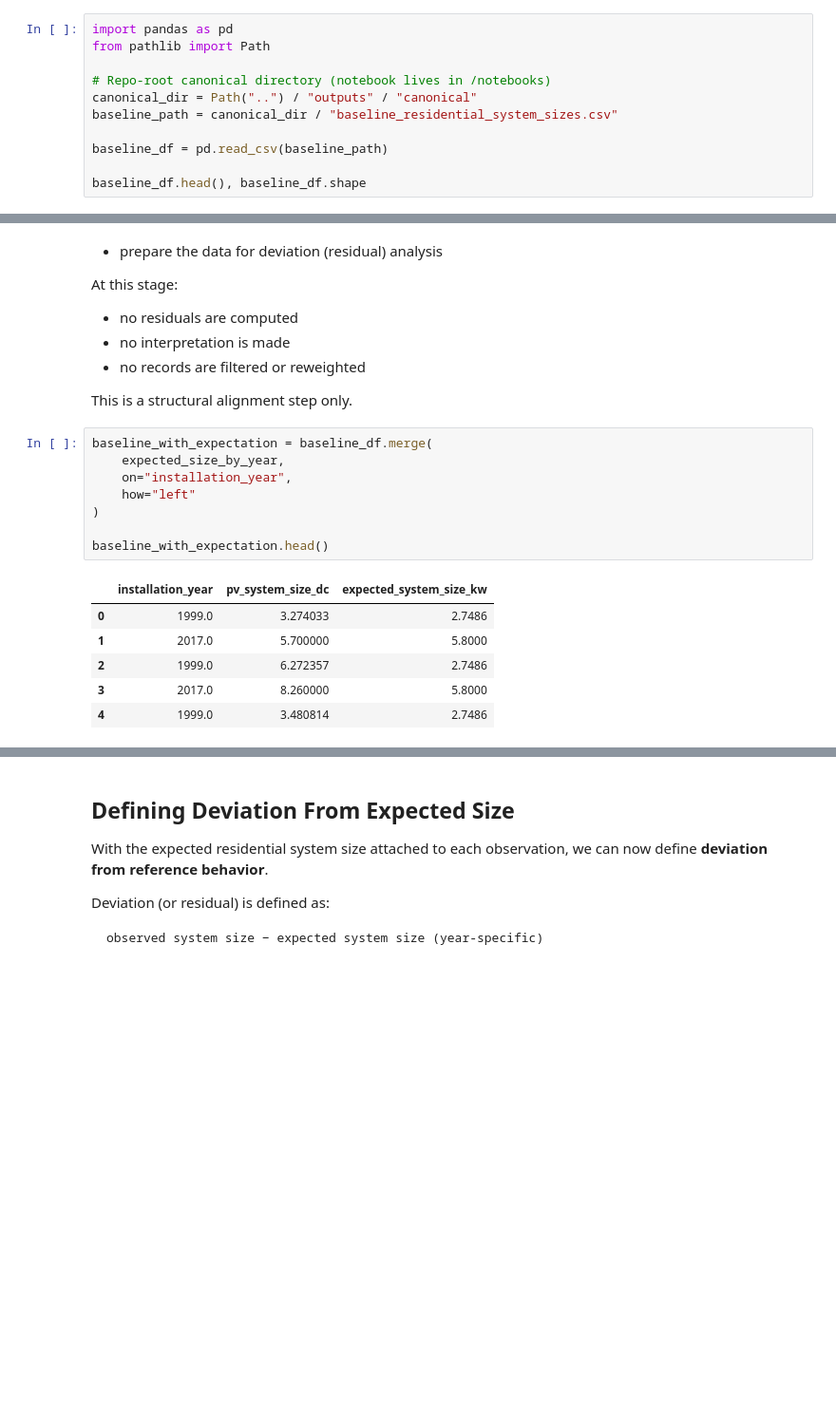
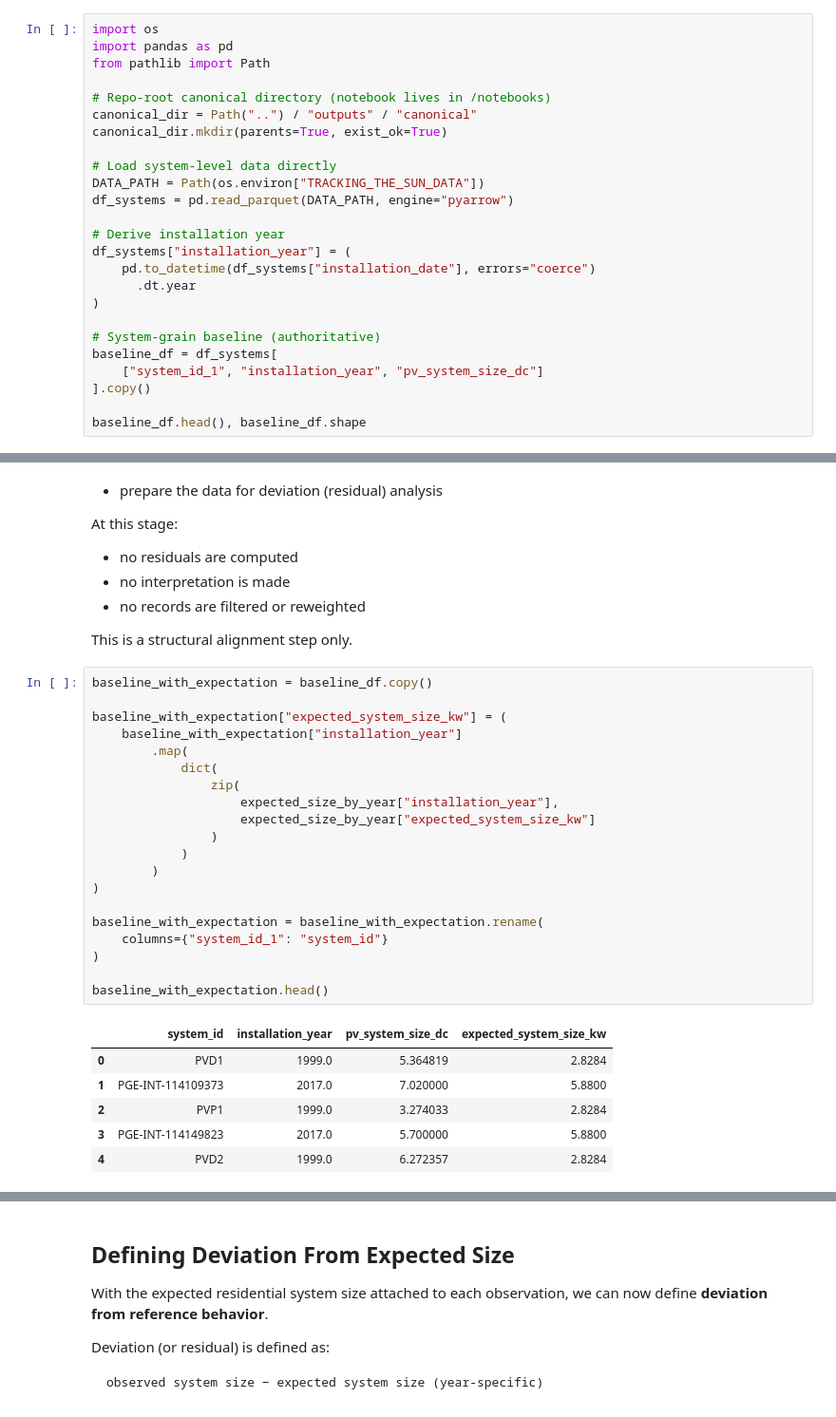
Before and after one commit to AsmaaELBorki/02_tts_baselines, a Jupyter notebook: notebooks/03_expected_size_function.ipynb, the cells around one changed output, grey strips where cells are left out. Shown at 95% size. Saved outputs shown, nothing was run; the diff lists cells and outputs as text; blank space fills up the shorter version.

```diff
--- a/notebooks/03_expected_size_function.ipynb
+++ b/notebooks/03_expected_size_function.ipynb
@@ -29,14 +14,28 @@ That artifact already enforces:
 No excluded records are reintroduced.
 No constraints are re-evaluated.
 # %%
+import os
 import pandas as pd
 from pathlib import Path
 
 # Repo-root canonical directory (notebook lives in /notebooks)
 canonical_dir = Path("..") / "outputs" / "canonical"
-baseline_path = canonical_dir / "baseline_residential_system_sizes.csv"
+canonical_dir.mkdir(parents=True, exist_ok=True)
 
-baseline_df = pd.read_csv(baseline_path)
+# Load system-level data directly
+DATA_PATH = Path(os.environ["TRACKING_THE_SUN_DATA"])
+df_systems = pd.read_parquet(DATA_PATH, engine="pyarrow")
+
+# Derive installation year
+df_systems["installation_year"] = (
+    pd.to_datetime(df_systems["installation_date"], errors="coerce")
+      .dt.year
+)
+
+# System-grain baseline (authoritative)
+baseline_df = df_systems[
+    ["system_id_1", "installation_year", "pv_system_size_dc"]
+].copy()
 
 baseline_df.head(), baseline_df.shape
 # %% [output]
@@ -107,18 +106,30 @@ At this stage:
 
 This is a structural alignment step only.
 # %%
-baseline_with_expectation = baseline_df.merge(
-    expected_size_by_year,
-    on="installation_year",
-    how="left"
+baseline_with_expectation = baseline_df.copy()
+
+baseline_with_expectation["expected_system_size_kw"] = (
+    baseline_with_expectation["installation_year"]
+        .map(
+            dict(
+                zip(
+                    expected_size_by_year["installation_year"],
+                    expected_size_by_year["expected_system_size_kw"]
+                )
+            )
+        )
+)
+
+baseline_with_expectation = baseline_with_expectation.rename(
+    columns={"system_id_1": "system_id"}
 )
 
 baseline_with_expectation.head()
 # %% [output]
-|  | installation_year | pv_system_size_dc | expected_system_size_kw |
-| 0 | 1999.0 | 3.274033 | 2.7486 |
-| 1 | 2017.0 | 5.700000 | 5.8000 |
-| 2 | 1999.0 | 6.272357 | 2.7486 |
-| 3 | 2017.0 | 8.260000 | 5.8000 |
-| 4 | 1999.0 | 3.480814 | 2.7486 |
+|  | system_id | installation_year | pv_system_size_dc | expected_system_size_kw |
+| 0 | PVD1 | 1999.0 | 5.364819 | 2.8284 |
+| 1 | PGE-INT-114109373 | 2017.0 | 7.020000 | 5.8800 |
+| 2 | PVP1 | 1999.0 | 3.274033 | 2.8284 |
+| 3 | PGE-INT-114149823 | 2017.0 | 5.700000 | 5.8800 |
+| 4 | PVD2 | 1999.0 | 6.272357 | 2.8284 |
 # %%
```
Also changed, not shown: parts of 10 cells of this notebook, 2 other files.
